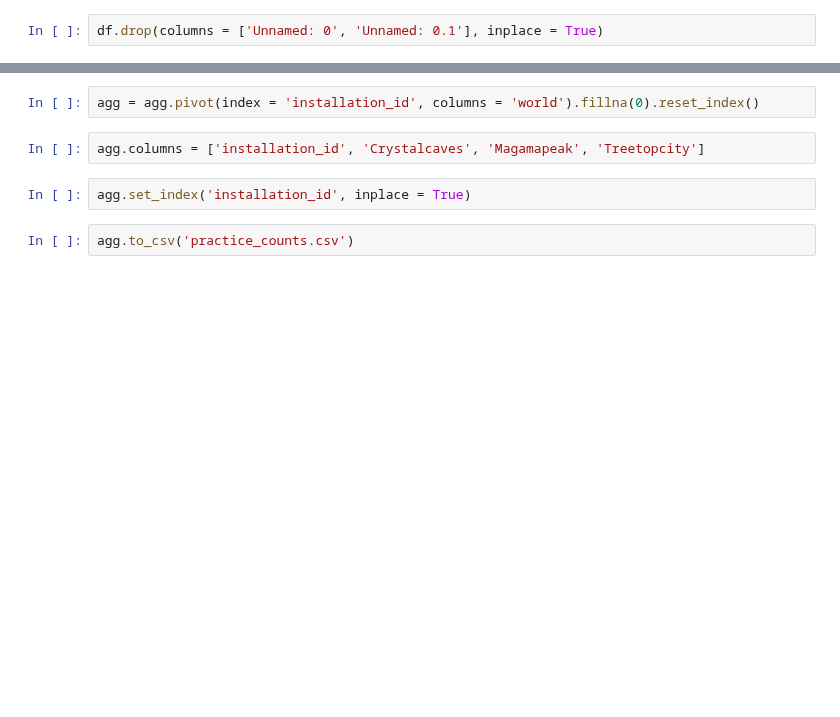
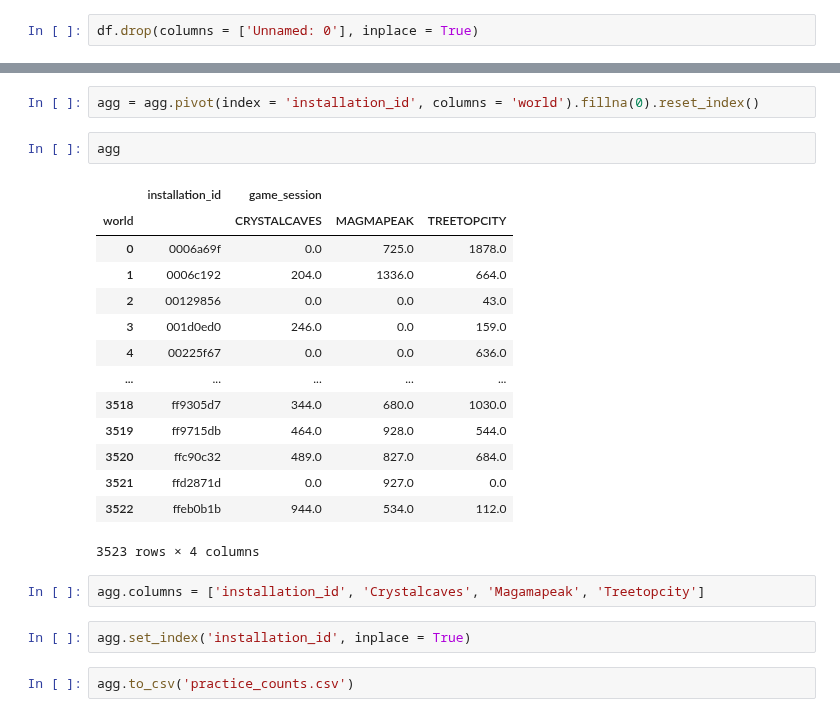
Before and after one commit to cats-in-the-hat/PBS-KIDS2, a Jupyter notebook: JQ_clean.ipynb, the cells around one changed output, grey strips where cells are left out. Drawn from its saved outputs; the diff is of its cells as text; blank space fills up the shorter version.

```diff
--- a/JQ_clean.ipynb
+++ b/JQ_clean.ipynb
@@ -63,4 +73,4 @@ df.head(5)
 # %%
-df.drop(columns = ['Unnamed: 0', 'Unnamed: 0.1'], inplace = True)
+df.drop(columns = ['Unnamed: 0'], inplace = True)
 # %%
 df = df[df.world != "NONE"]
@@ -88,5 +118,22 @@ agg = agg.reset_index()
 # %%
 agg = agg.pivot(index = 'installation_id', columns = 'world').fillna(0).reset_index()
+# %%
+agg
+# %% [output]
+|  | installation_id | game_session |  |  |
+| world |  | CRYSTALCAVES | MAGMAPEAK | TREETOPCITY |
+| 0 | 0006a69f | 0.0 | 725.0 | 1878.0 |
+| 1 | 0006c192 | 204.0 | 1336.0 | 664.0 |
+| 2 | 00129856 | 0.0 | 0.0 | 43.0 |
+| 3 | 001d0ed0 | 246.0 | 0.0 | 159.0 |
+| 4 | 00225f67 | 0.0 | 0.0 | 636.0 |
+| ... | ... | ... | ... | ... |
+| 3518 | ff9305d7 | 344.0 | 680.0 | 1030.0 |
+| 3519 | ff9715db | 464.0 | 928.0 | 544.0 |
+| 3520 | ffc90c32 | 489.0 | 827.0 | 684.0 |
+| 3521 | ffd2871d | 0.0 | 927.0 | 0.0 |
+| 3522 | ffeb0b1b | 944.0 | 534.0 | 112.0 |
+3523 rows × 4 columns
 # %%
 agg.columns = ['installation_id', 'Crystalcaves', 'Magamapeak', 'Treetopcity']
 # %%
```
Also changed, not shown: parts of 41 cells of this notebook.
